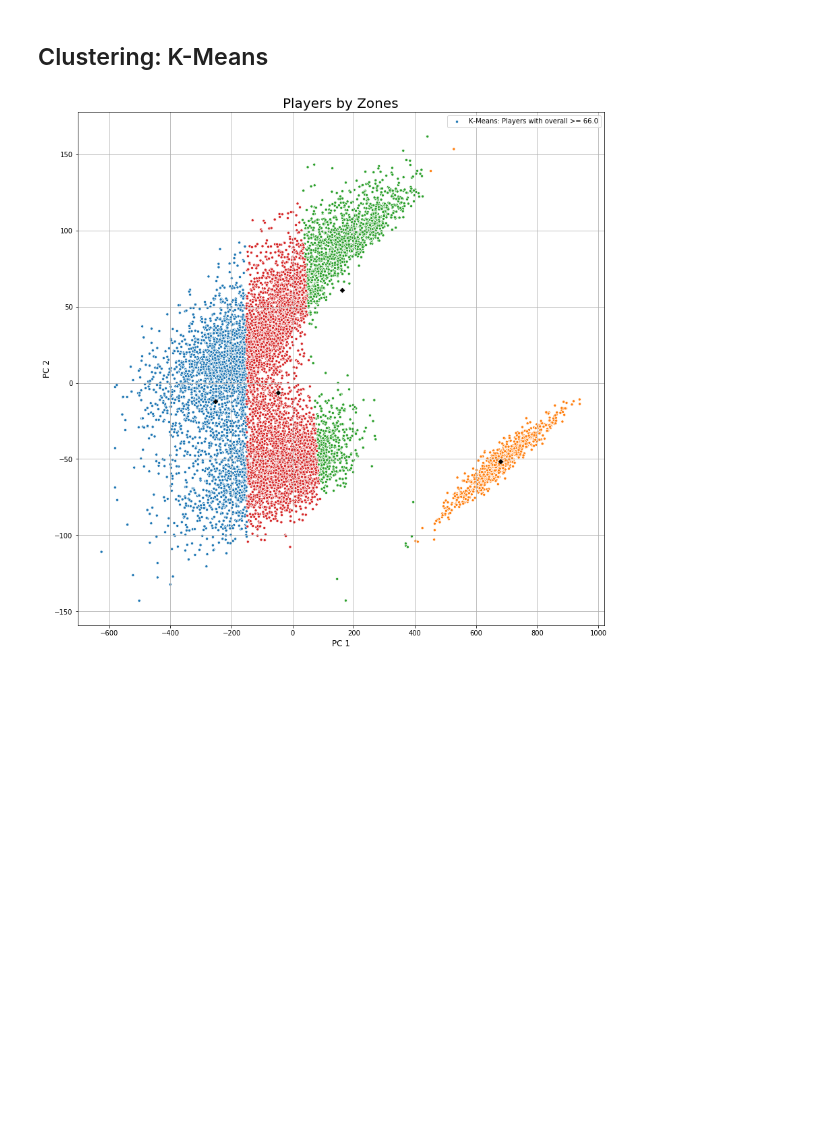
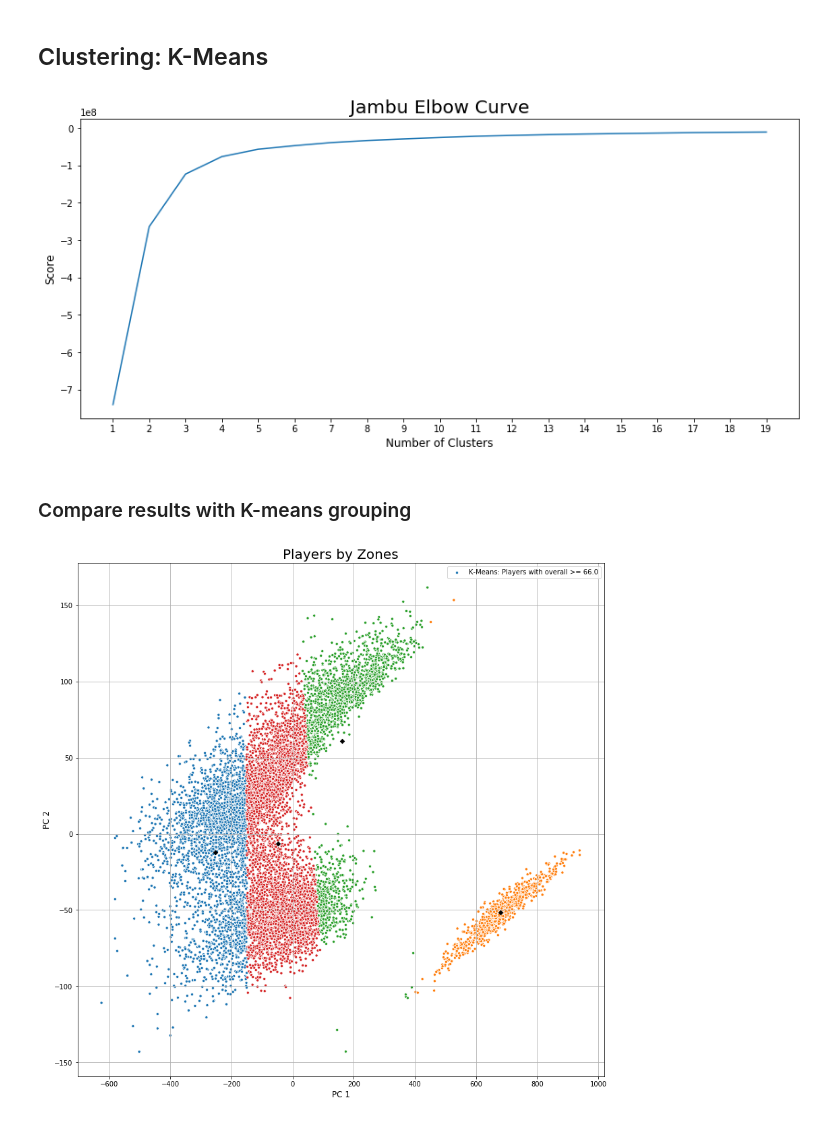
Before and after one commit to ansegura7/DataScience_FIFA19Data, a Jupyter notebook: code/ClusteringData.ipynb, the cells around one changed output. Drawn from its saved outputs; the diff is of its cells as text; code cells hidden in the pictures; blank space fills up the shorter version.

Commit message:
Clustering Data analysis
It was added the Jambu Elbow curve.

```diff
--- a/code/ClusteringData.ipynb
+++ b/code/ClusteringData.ipynb
@@ -128,6 +128,24 @@ pcaDF.head()
 x = pcaDF['PC1'].values
 y = pcaDF['PC2'].values
 train = np.array(list(zip(x, y)))
+# %%
+# Calculating the Jambu Elbow
+Nc = range(1, 20)
+kmeans = [KMeans(n_clusters = i) for i in Nc]
+score = [kmeans[i].fit(train).score(train) for i in range(len(kmeans))]
+# %%
+# Plot the results
+fig, ax0 = plt.subplots(figsize = (14, 6))
+plt.plot(Nc, score)
+plt.xticks(np.arange(1, 20, 1))
+plt.xlabel("Number of Clusters", fontsize = 12)
+plt.ylabel("Score", fontsize = 12)
+plt.title("Jambu Elbow Curve", fontsize = 20)
+plt.show()
+# %% [output]
+[figure, added]
+# %% [markdown]
+### Compare results with K-means grouping
 # %%
 # Calculates the K-Means for (x, y) dataset
 def runKMeans(k_clusters):
```
Also changed, not shown: parts of 5 cells of this notebook, 1 other file.
